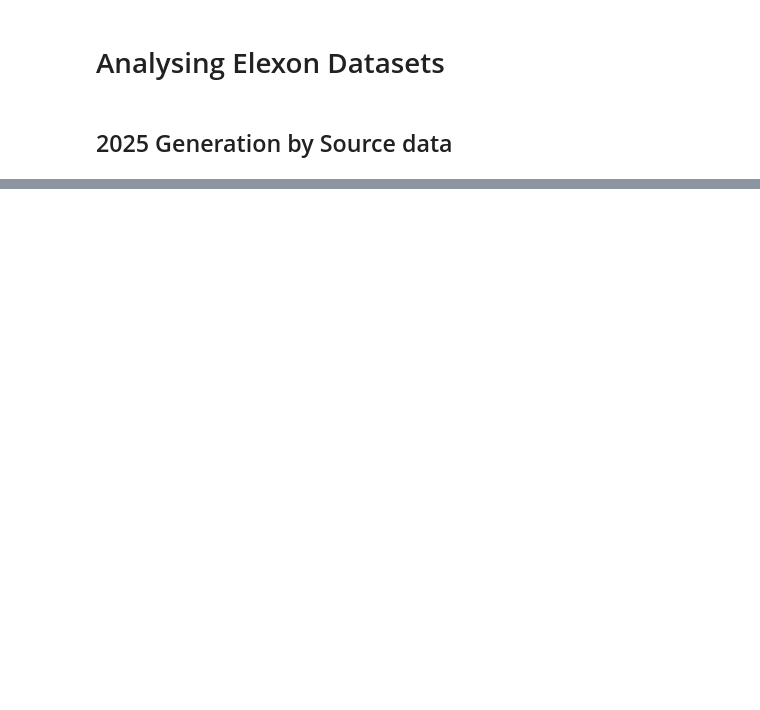
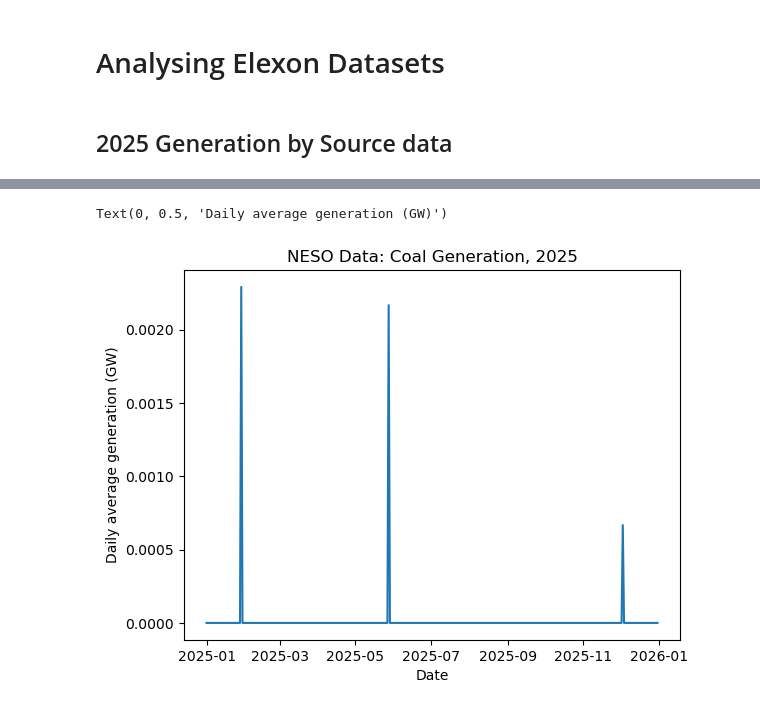
Before and after one commit to m-ichiban/MishBScMajorProject, a Jupyter notebook: MishMajorProject.ipynb, the cells around one changed output, grey strips where cells are left out. Saved outputs shown, nothing was run; the diff lists cells and outputs as text; code cells hidden in the pictures; blank space fills up the shorter version.

```diff
--- a/MishMajorProject.ipynb
+++ b/MishMajorProject.ipynb
@@ -62,0 +74,11 @@ plt.show()
+# %%
+x1 = coal_daily.index
+y1 = coal_daily.values/1000
+
+plt.plot(x1,y1)
+plt.title("NESO Data: Coal Generation, 2025")
+plt.xlabel("Date")
+plt.ylabel("Daily average generation (GW)")
+# %% [output]
+Text(0, 0.5, 'Daily average generation (GW)')
+[figure, added]
```
Also changed, not shown: parts of 11 cells of this notebook.
